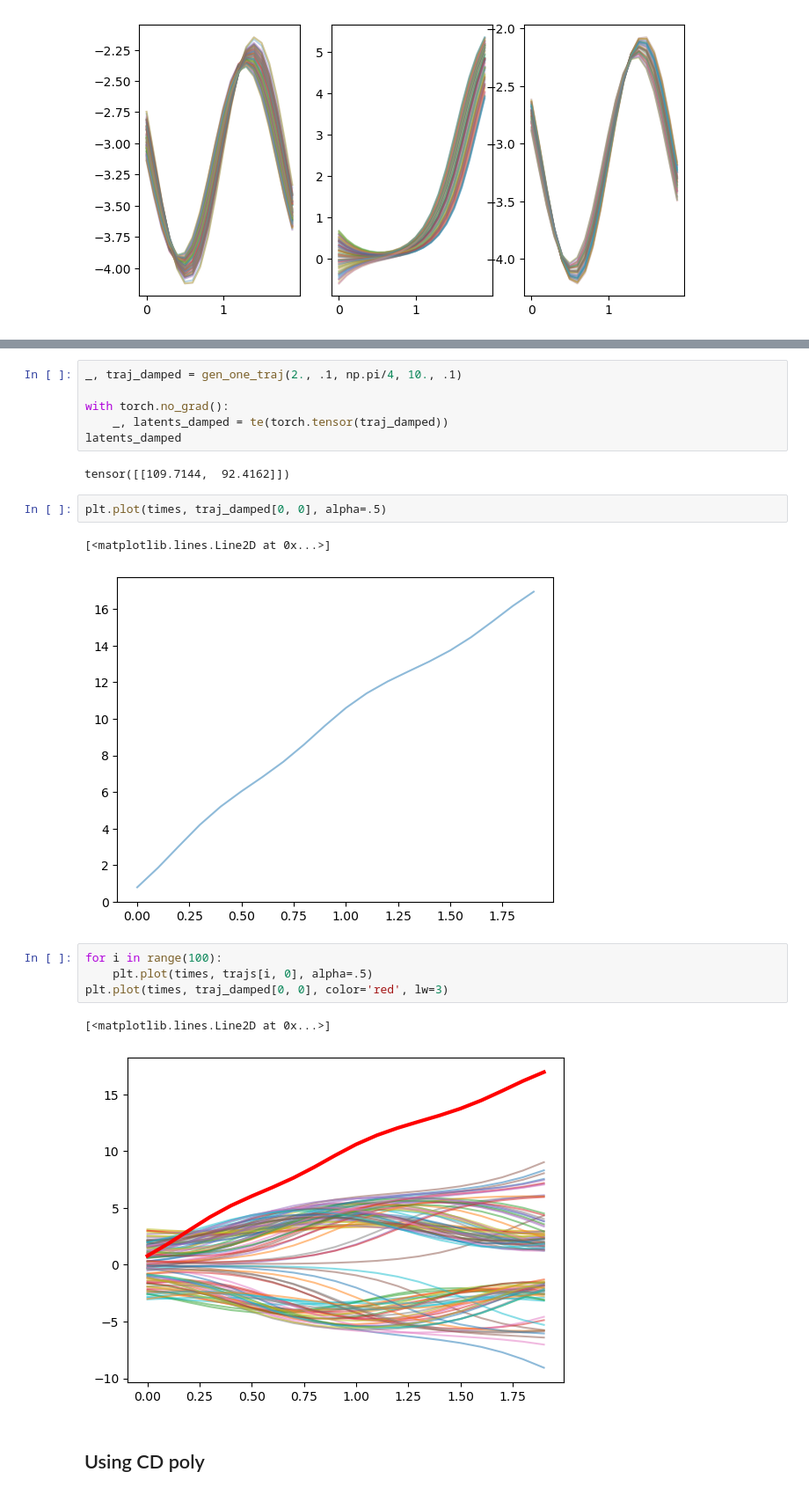
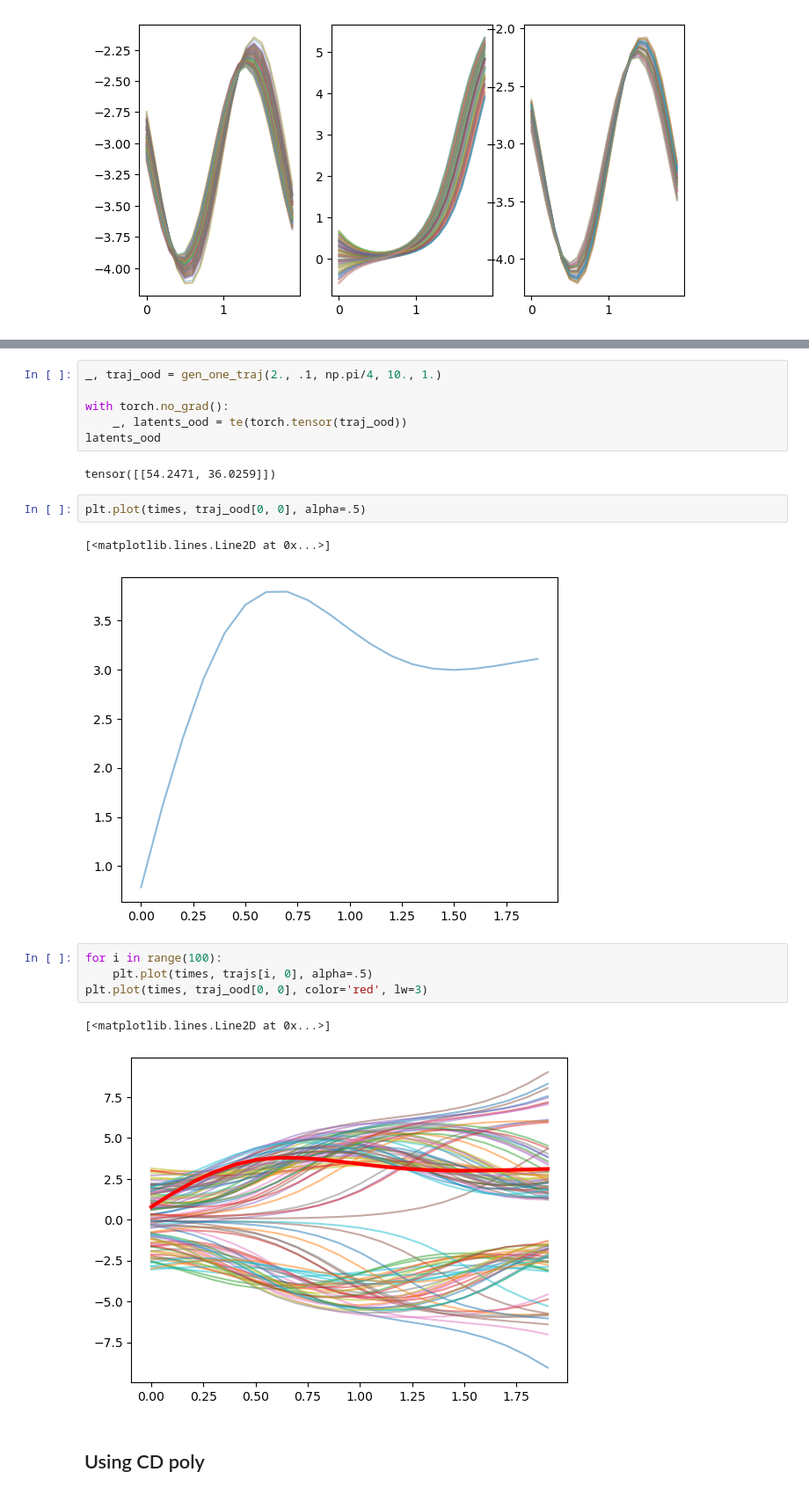
Before and after one commit to ljnel/cd-project, a Jupyter notebook: encoders/mlp.ipynb, the cells around one changed output, grey strips where cells are left out. Shown: that part at 88% size. Cells and saved outputs as stored; diff of their text form.

```diff
--- a/encoders/mlp.ipynb
+++ b/encoders/mlp.ipynb
@@ -202,23 +211,23 @@ plot_most_similar(latents, np.array([-60, 0]), 50, axs[2])
 # %%
-_, traj_damped = gen_one_traj(2., .1, np.pi/4, 10., .1)
+_, traj_ood = gen_one_traj(2., .1, np.pi/4, 10., 1.)
 
 with torch.no_grad():
-    _, latents_damped = te(torch.tensor(traj_damped))
-latents_damped
+    _, latents_ood = te(torch.tensor(traj_ood))
+latents_ood
 # %% [output]
-tensor([[109.7144,  92.4162]])
+tensor([[54.2471, 36.0259]])
 # %%
-plt.plot(times, traj_damped[0, 0], alpha=.5)
+plt.plot(times, traj_ood[0, 0], alpha=.5)
 # %% [output]
 [<matplotlib.lines.Line2D at 0x...>]
-[figure, old version]
+[figure, new version]
 # %%
 for i in range(100):
     plt.plot(times, trajs[i, 0], alpha=.5)
-plt.plot(times, traj_damped[0, 0], color='red', lw=3)
+plt.plot(times, traj_ood[0, 0], color='red', lw=3)
 # %% [output]
 [<matplotlib.lines.Line2D at 0x...>]
-[figure, old version]
+[figure, new version]
 # %% [markdown]
 ## Using CD poly
 # %%
```
Also changed, not shown: parts of 13 cells of this notebook, 4 other files.
